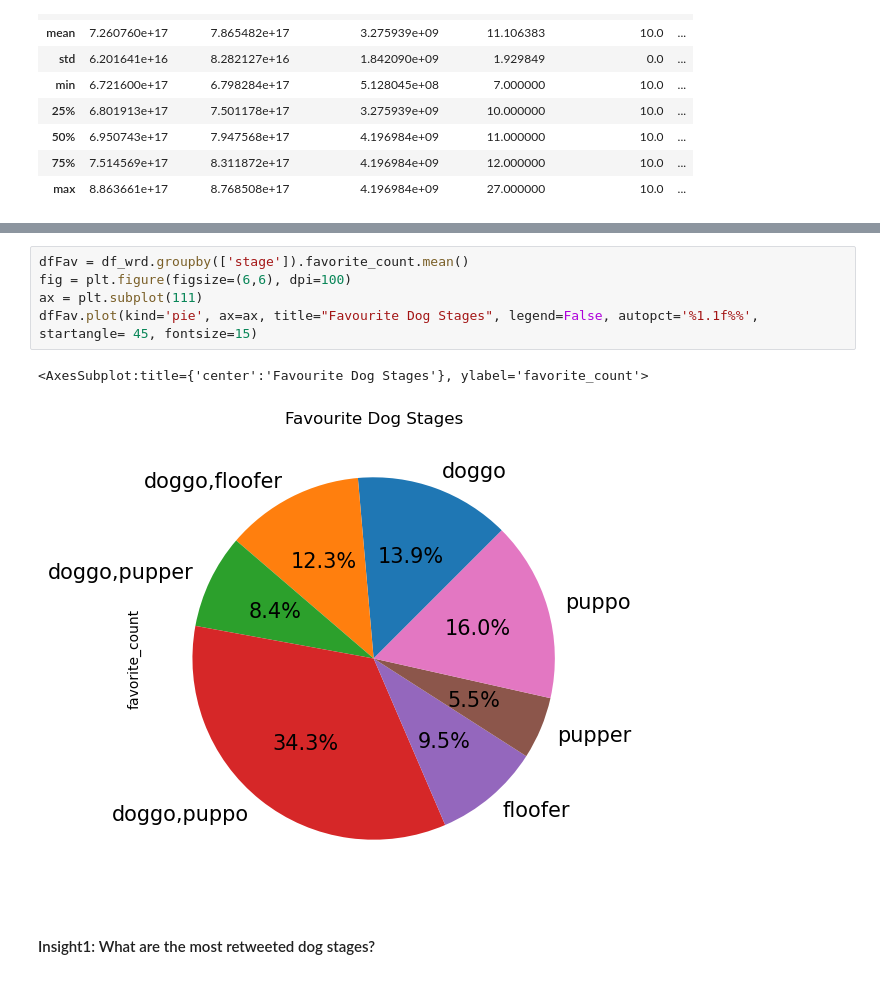
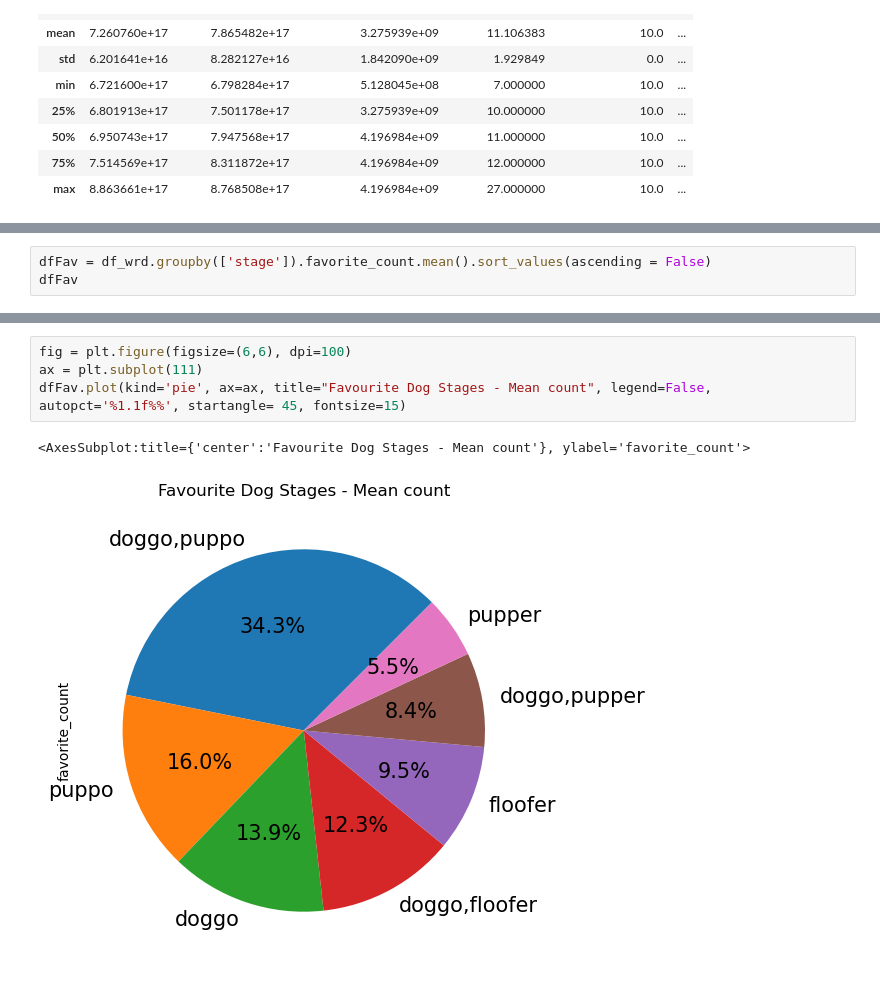
Before and after one commit to preaa/DataWrangling, a Jupyter notebook: Wrangle_act.ipynb, the cells around one changed output, grey strips where cells are left out. Cells and saved outputs as stored; diff of their text form.

```diff
--- a/Wrangle_act.ipynb
+++ b/Wrangle_act.ipynb
@@ -923,0 +908,3 @@ Name: p1, Length: 111, dtype: int64
+# %%
+dfFav = df_wrd.groupby(['stage']).favorite_count.mean().sort_values(ascending = False)
+dfFav
@@ -924,10 +921,7 @@ Name: p1, Length: 111, dtype: int64
 # %%
-dfFav = df_wrd.groupby(['stage']).favorite_count.mean()
 fig = plt.figure(figsize=(6,6), dpi=100)
 ax = plt.subplot(111)
-dfFav.plot(kind='pie', ax=ax, title="Favourite Dog Stages", legend=False, autopct='%1.1f%%', startangle= 45, fontsize=15)
+dfFav.plot(kind='pie', ax=ax, title="Favourite Dog Stages - Mean count", legend=False, autopct='%1.1f%%', startangle= 45, fontsize=15)
 # %% [output]
-<AxesSubplot:title={'center':'Favourite Dog Stages'}, ylabel='favorite_count'>
+<AxesSubplot:title={'center':'Favourite Dog Stages - Mean count'}, ylabel='favorite_count'>
-[figure, old version]
+[figure, new version]
-# %% [markdown]
-#### Insight1: What are the most retweeted dog stages?
```
Also changed, not shown: parts of 40 cells of this notebook, 3 other files.
